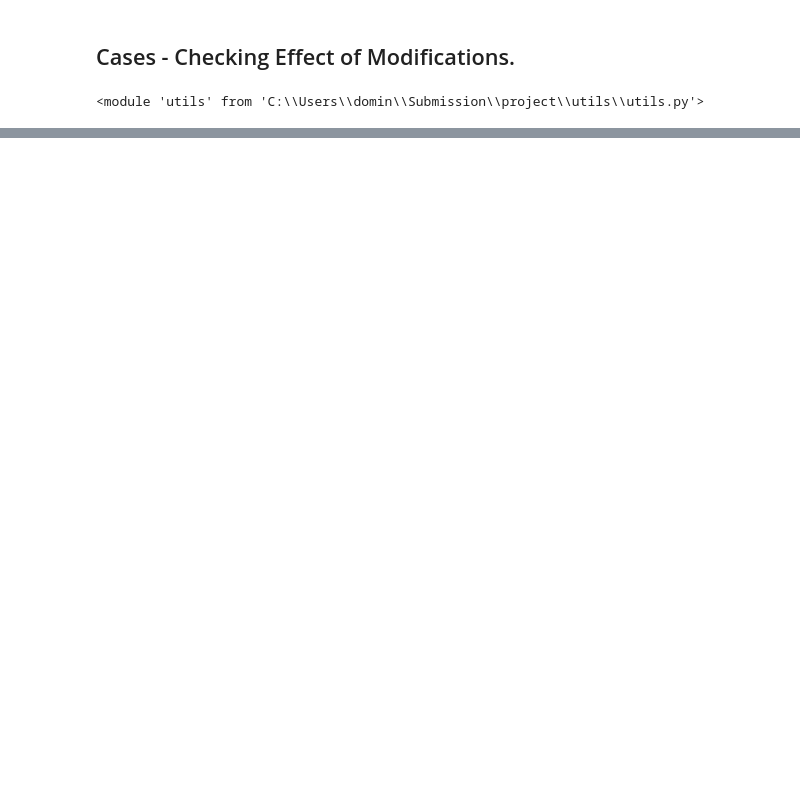
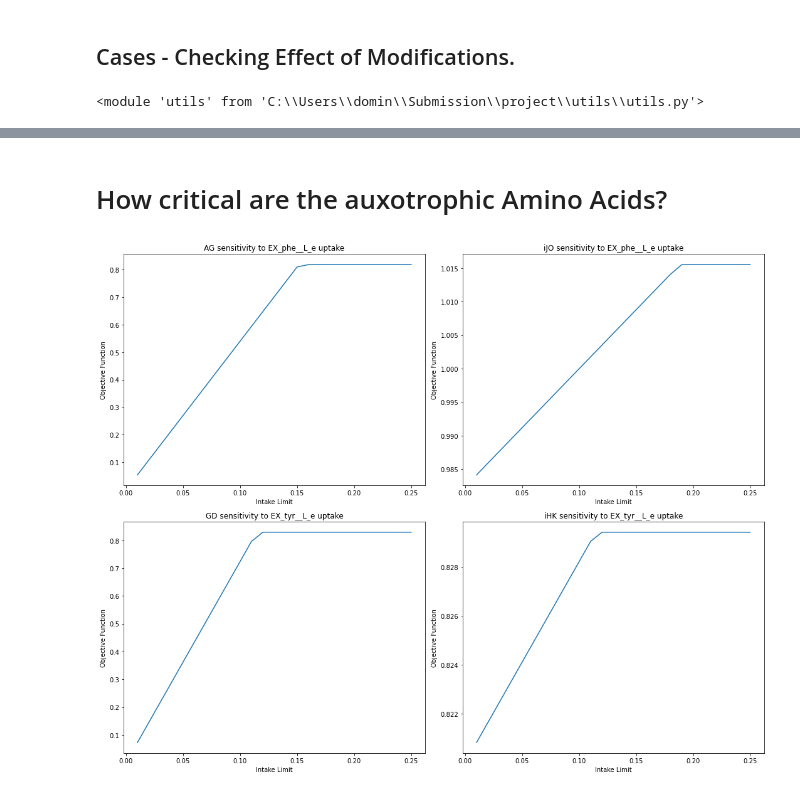
Before and after one commit to psxdf1/Submission, a Jupyter notebook: project/sections/ind_mod/ind_mod_character.ipynb, the cells around one changed output, grey strips where cells are left out. Drawn from its saved outputs; the diff is of its cells as text; code cells hidden in the pictures; blank space fills up the shorter version.

```diff
--- a/project/sections/ind_mod/ind_mod_character.ipynb
+++ b/project/sections/ind_mod/ind_mod_character.ipynb
@@ -90,0 +134,36 @@ GD_gr, GD_tmy = runcases(GD, "../../data/ind_mod_cases/GD", GD_tgt)
+# %% [markdown]
+# How critical are the auxotrophic Amino Acids?
+# %%
+import enum
+import importlib
+import utilPlots
+importlib.reload(utilPlots)
+import matplotlib as mp
+import matplotlib.pyplot as plt
+from numpy import ravel
+
+from utilPlots import generate_uptake_sensitiviy_data
+
+cutoff = -0.25
+
+RUNS  = [
+    [AG,"AG","EX_phe__L_e", cutoff, 0.01],
+    [iJO,"iJO","EX_phe__L_e", cutoff, 0.01],
+    [GD,"GD","EX_tyr__L_e", cutoff, 0.01],
+    [iHK,"iHK","EX_tyr__L_e", cutoff, 0.01]
+]
+
+fig = plt.figure(figsize=(15, 12))
+for n, run in enumerate(RUNS):
+    ax = plt.subplot(2, 2, n+1)
+    a,b = generate_uptake_sensitiviy_data(RUNS[n][0],RUNS[n][2],RUNS[n][3],RUNS[n][4])
+    ax.plot(a,b)
+    ax.set_ylabel("Objective Function")
+    ax.set_xlabel("Intake Limit")
+    ax.set_title(f"{RUNS[n][1]} sensitivity to {RUNS[n][2]} uptake")
+
+# Save plot to overleaf
+fig.tight_layout()
+fig.savefig(f"C:/Users/domin/Masters-Thesis---Draft-1/images/IndOpt/AASensitivity_Composite.pdf", bbox_inches = 'tight', pad_inches=0.2)
+# %% [output]
+[figure, added]
```
Also changed, not shown: parts of 10 cells of this notebook, 8 other files.
